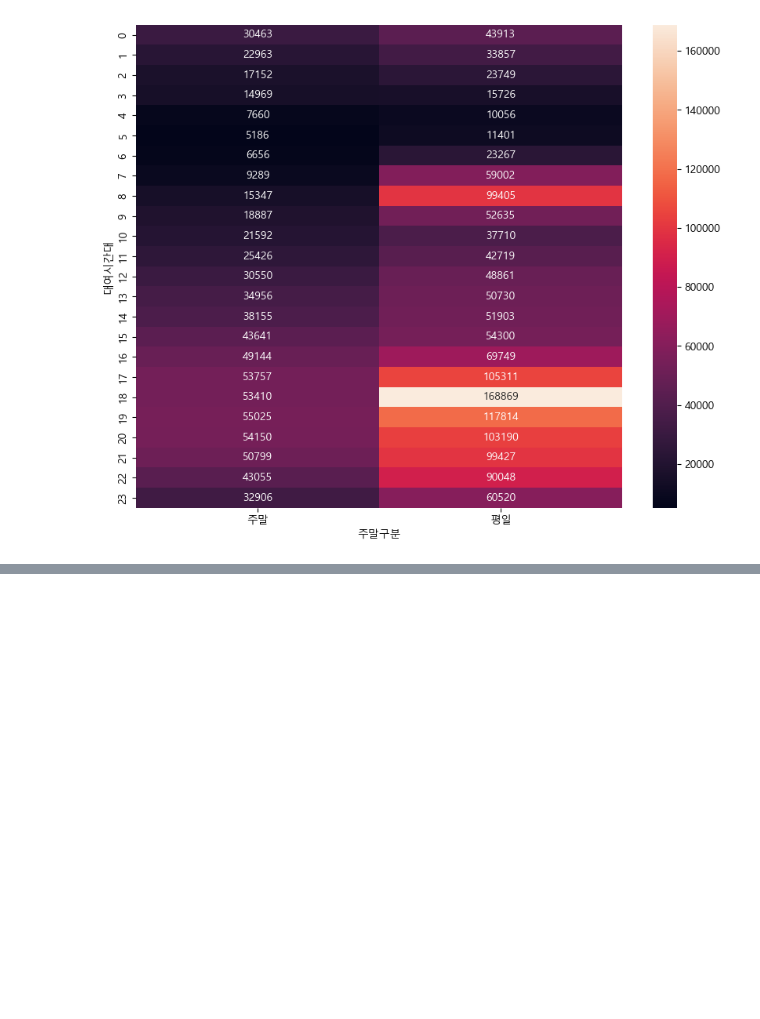
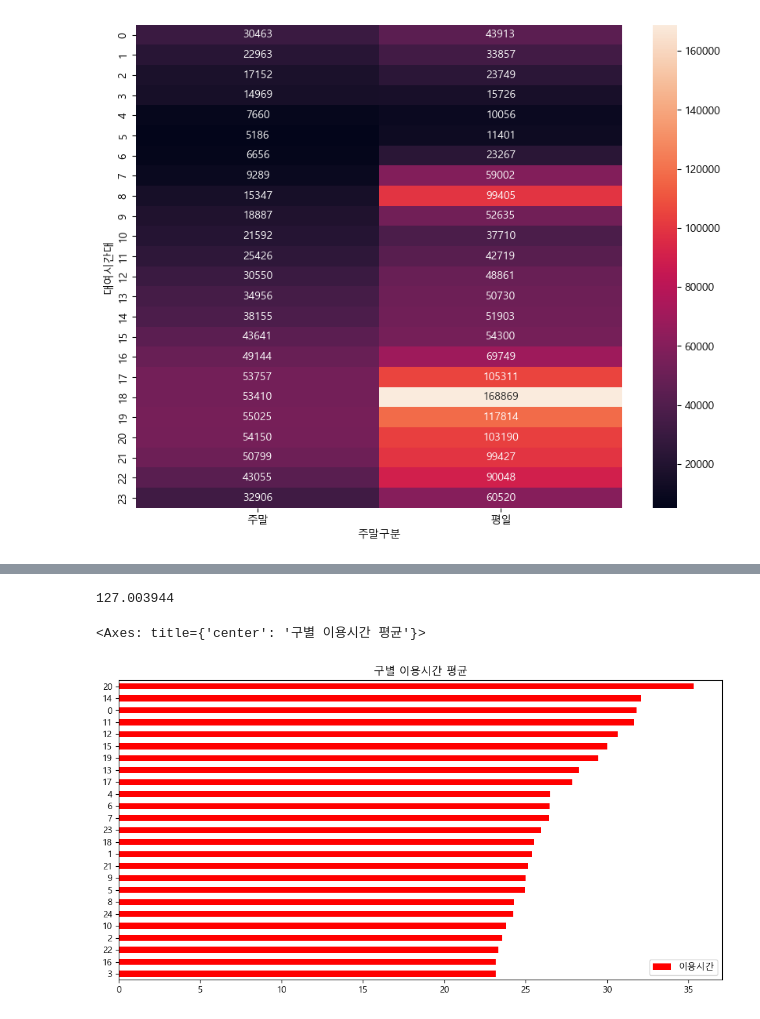
Before and after one commit to SiunKimm/seoul-bike-analysis, a Jupyter notebook: bike/practice/bike_practice.ipynb, the cells around one changed output, grey strips where cells are left out. Drawn from its saved outputs; the diff is of its cells as text; code cells hidden in the pictures; blank space fills up the shorter version.

```diff
--- a/bike/practice/bike_practice.ipynb
+++ b/bike/practice/bike_practice.ipynb
@@ -353,0 +380,18 @@ sns.heatmap(data=weekdays_hourly_ride, annot=True, fmt='d')
+# %%
+bikes['대여점위도'].min()
+# bikes['대여점위도'].max()
+# bikes['대여점위도'].mean()
+# bikes['대여점경도'].median()
+# %% [output]
+127.003944
+# %%
+구별이용시간평균 = bikes.pivot_table(
+    index='대여구',
+    values='이용시간',
+    aggfunc='mean')
+구별이용시간평균.reset_index(inplace=True)
+구별이용시간평균.sort_values(by='이용시간', ascending=True, inplace=True)
+구별이용시간평균.plot(kind='barh', title='구별 이용시간 평균', figsize=(12, 6), color='r')
+# %% [output]
+<Axes: title={'center': '구별 이용시간 평균'}>
+[figure, added]
```
Also changed, not shown: parts of 2 cells of this notebook.
